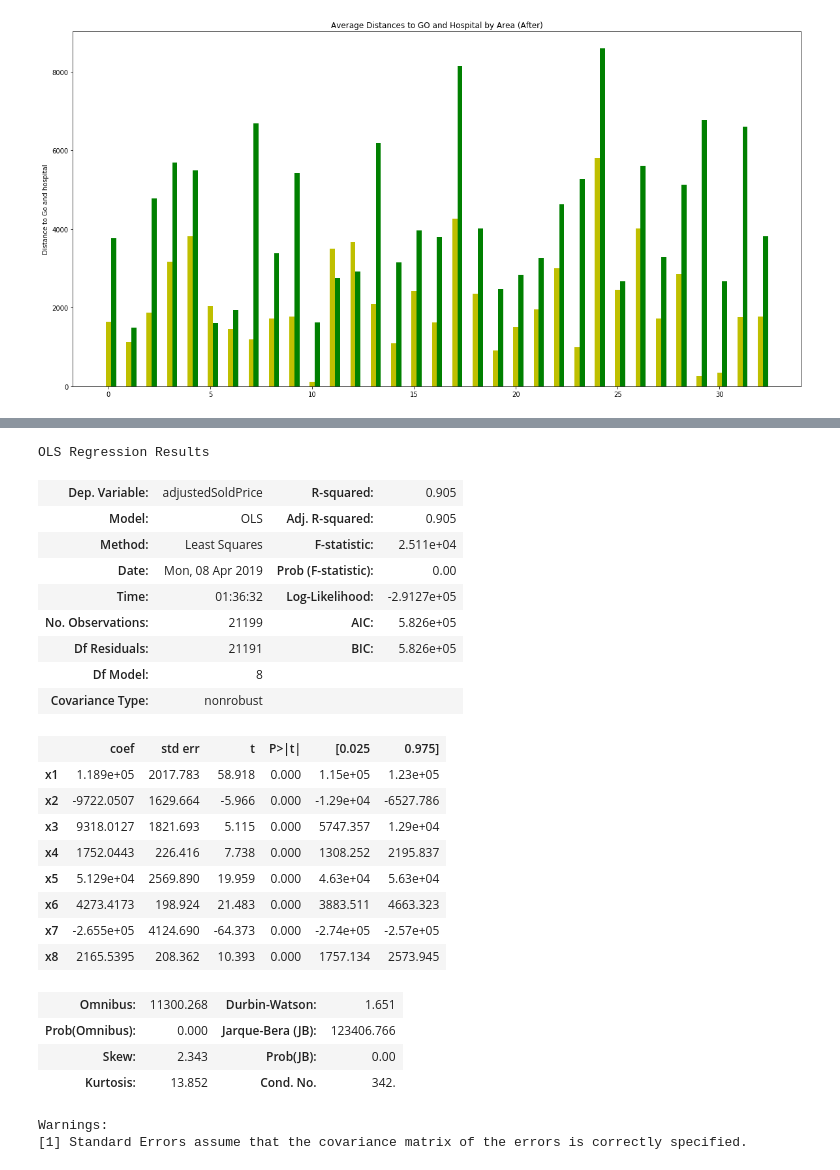
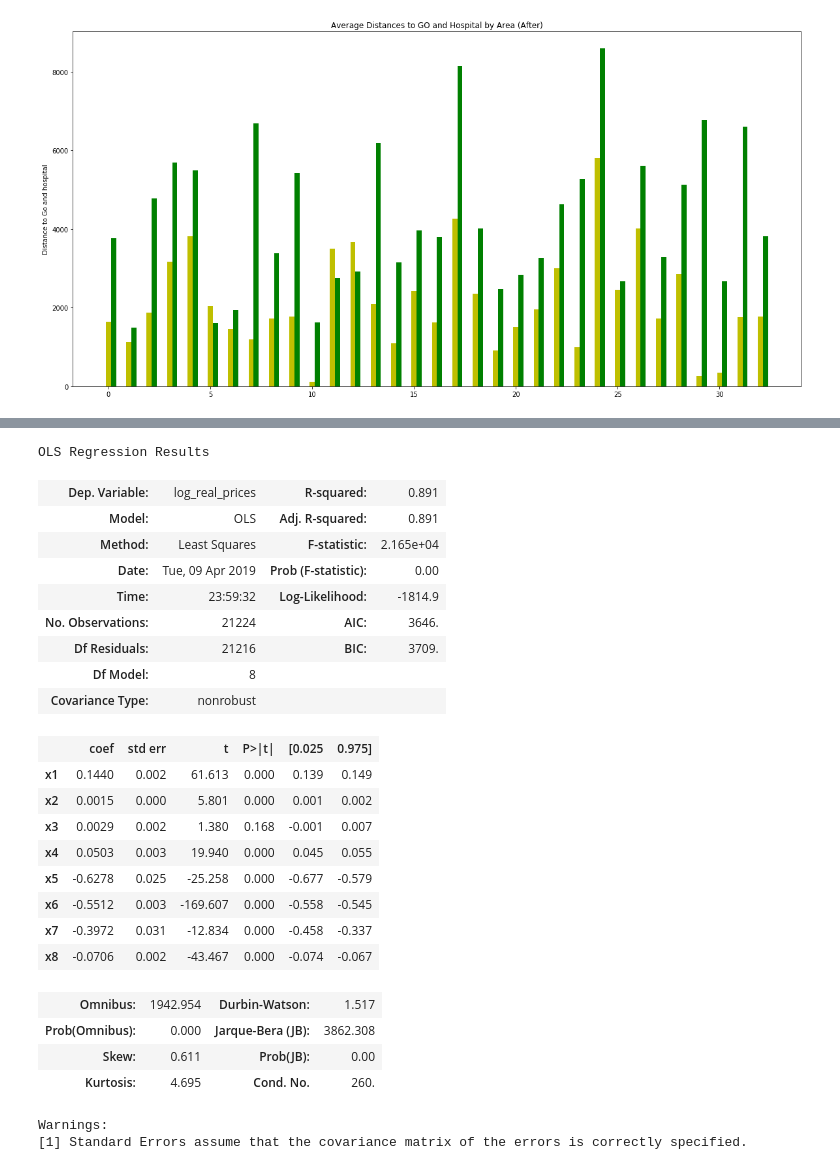
Before and after one commit to khaledalnajjar/SCS3250, a Jupyter notebook: groupprojectLatest_jzv2.ipynb, the cells around one changed output, grey strips where cells are left out. Saved outputs shown, nothing was run; the diff lists cells and outputs as text; code cells hidden in the pictures.

```diff
--- a/groupprojectLatest_jzv2.ipynb
+++ b/groupprojectLatest_jzv2.ipynb
@@ -184 +203,36 @@ data_msga.insert(len(data_msga.columns),column='mindist_Hospital_score',
                  (data_msga['mindist_Hospital_max']-data_msga['mindist_Hospital_min']))
+# %%
+#review the minimum to GO and hospital score data sets and remove outliners (above 0.35 for GO, and 0.4 for hospital)
+n,bins,patches=plt.hist(data_msga['mindist_GO_score'],100,facecolor='g')
+plt.xlabel('min_distance_GO')
+plt.ylabel('frequencies')
+plt.title('Before')
+plot.show()
+
+n,bins,patches=plt.hist(data_msga['mindist_GO_score'][data_msga['mindist_GO_score']<0.35],100,facecolor='g')
+plt.xlabel('min_distance_GO')
+plt.ylabel('frequencies')
+plt.title('After')
+plot.show()
+
+n,bins,patches=plt.hist(data_msga['mindist_Hospital_score'],100,facecolor='g')
+plt.xlabel('min_distance_Hospital')
+plt.ylabel('frequencies')
+plt.title('Before')
+plot.show()
+
+n,bins,patches=plt.hist(data_msga['mindist_Hospital_score'][data_msga['mindist_Hospital_score']<0.4],100,facecolor='g')
+plt.xlabel('min_distance_Hospital')
+plt.ylabel('frequencies')
+plt.title('After')
+plot.show()
+
+#review the log real sold prices again to ensure that they are still evenly distributed after removing outliners on
+#minimum distance to GO and hospital
+data_msga = data_msga[data_msga['mindist_GO_score']<0.35]
+data_msga = data_msga[data_msga['mindist_Hospital_score']<0.4]
+n,bins,patches=plt.hist(data_msga['log_real_prices'],100,facecolor='g')
+plt.xlabel('logsoldprice')
+plt.ylabel('frequencies')
+plt.title('After_Log_Soldprice')
+plot.show()
@@ -185,34 +245,33 @@ data_msga.insert(len(data_msga.columns),column='mindist_Hospital_score',
 # %%
-#file for modeling
-y = data_msga['adjustedSoldPrice']
+y = data_msga['log_real_prices']
 data_msga_final = data_msga[{'mindist_GO_score','mindist_Hospital_score','season','house_type',
-                           'house_fees','house_area','bdrm','wshrm'}]
+                           'house_fees','house_area','wshrm','bdrm'}]
 x=data_msga_final.values
 result = sm.OLS(y,x).fit()
 result.summary()
 # %% [output]
 OLS Regression Results
-| Dep. Variable: | adjustedSoldPrice | R-squared: | 0.905 |
-| Model: | OLS | Adj. R-squared: | 0.905 |
-| Method: | Least Squares | F-statistic: | 2.511e+04 |
-| Date: | Mon, 08 Apr 2019 | Prob (F-statistic): | 0.00 |
-| Time: | 01:36:32 | Log-Likelihood: | -2.9127e+05 |
-| No. Observations: | 21199 | AIC: | 5.826e+05 |
-| Df Residuals: | 21191 | BIC: | 5.826e+05 |
+| Dep. Variable: | log_real_prices | R-squared: | 0.891 |
+| Model: | OLS | Adj. R-squared: | 0.891 |
+| Method: | Least Squares | F-statistic: | 2.165e+04 |
+| Date: | Tue, 09 Apr 2019 | Prob (F-statistic): | 0.00 |
+| Time: | 23:59:32 | Log-Likelihood: | -1814.9 |
+| No. Observations: | 21224 | AIC: | 3646. |
+| Df Residuals: | 21216 | BIC: | 3709. |
 | Df Model: | 8 |  |  |
 | Covariance Type: | nonrobust |  |  |
 |  | coef | std err | t | P>|t| | [0.025 | 0.975] |
-| x1 | 1.189e+05 | 2017.783 | 58.918 | 0.000 | 1.15e+05 | 1.23e+05 |
-| x2 | -9722.0507 | 1629.664 | -5.966 | 0.000 | -1.29e+04 | -6527.786 |
-| x3 | 9318.0127 | 1821.693 | 5.115 | 0.000 | 5747.357 | 1.29e+04 |
-| x4 | 1752.0443 | 226.416 | 7.738 | 0.000 | 1308.252 | 2195.837 |
-| x5 | 5.129e+04 | 2569.890 | 19.959 | 0.000 | 4.63e+04 | 5.63e+04 |
-| x6 | 4273.4173 | 198.924 | 21.483 | 0.000 | 3883.511 | 4663.323 |
-| x7 | -2.655e+05 | 4124.690 | -64.373 | 0.000 | -2.74e+05 | -2.57e+05 |
-| x8 | 2165.5395 | 208.362 | 10.393 | 0.000 | 1757.134 | 2573.945 |
+| x1 | 0.1440 | 0.002 | 61.613 | 0.000 | 0.139 | 0.149 |
+| x2 | 0.0015 | 0.000 | 5.801 | 0.000 | 0.001 | 0.002 |
+| x3 | 0.0029 | 0.002 | 1.380 | 0.168 | -0.001 | 0.007 |
+| x4 | 0.0503 | 0.003 | 19.940 | 0.000 | 0.045 | 0.055 |
+| x5 | -0.6278 | 0.025 | -25.258 | 0.000 | -0.677 | -0.579 |
+| x6 | -0.5512 | 0.003 | -169.607 | 0.000 | -0.558 | -0.545 |
+| x7 | -0.3972 | 0.031 | -12.834 | 0.000 | -0.458 | -0.337 |
+| x8 | -0.0706 | 0.002 | -43.467 | 0.000 | -0.074 | -0.067 |
-| Omnibus: | 11300.268 | Durbin-Watson: | 1.651 |
-| Prob(Omnibus): | 0.000 | Jarque-Bera (JB): | 123406.766 |
-| Skew: | 2.343 | Prob(JB): | 0.00 |
-| Kurtosis: | 13.852 | Cond. No. | 342. |
+| Omnibus: | 1942.954 | Durbin-Watson: | 1.517 |
+| Prob(Omnibus): | 0.000 | Jarque-Bera (JB): | 3862.308 |
+| Skew: | 0.611 | Prob(JB): | 0.00 |
+| Kurtosis: | 4.695 | Cond. No. | 260. |
 Warnings:
 [1] Standard Errors assume that the covariance matrix of the errors is correctly specified.
```
Also changed, not shown: parts of 7 cells of this notebook, 1 other file.
